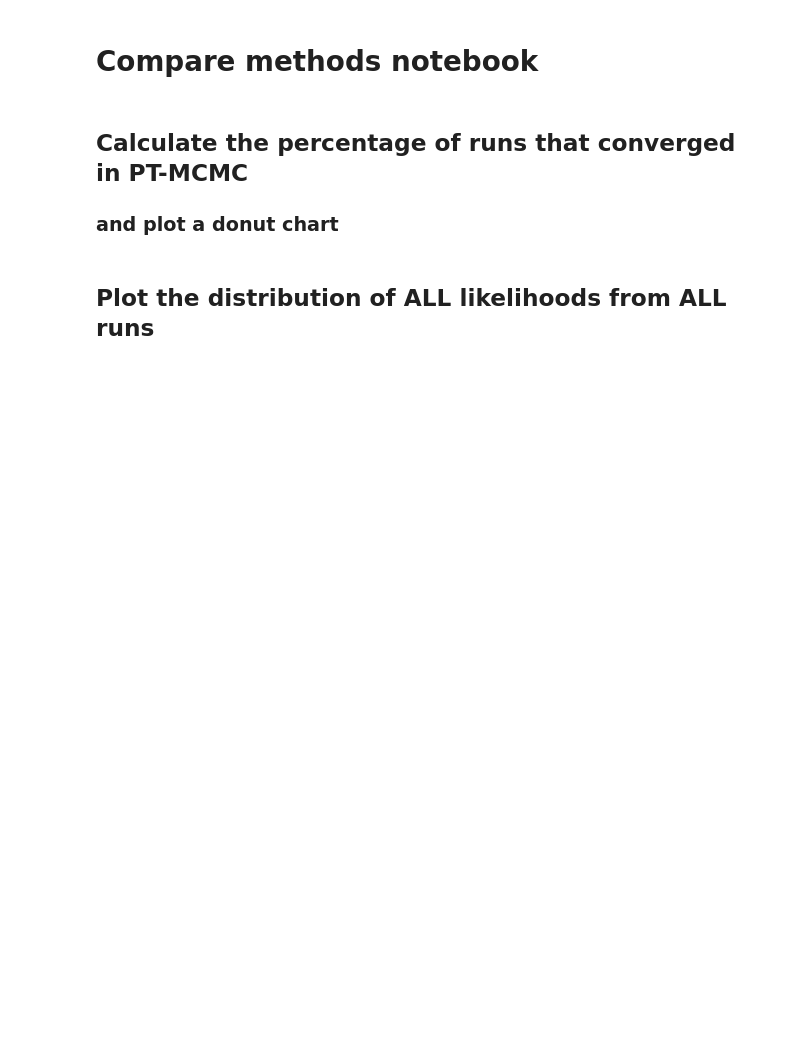
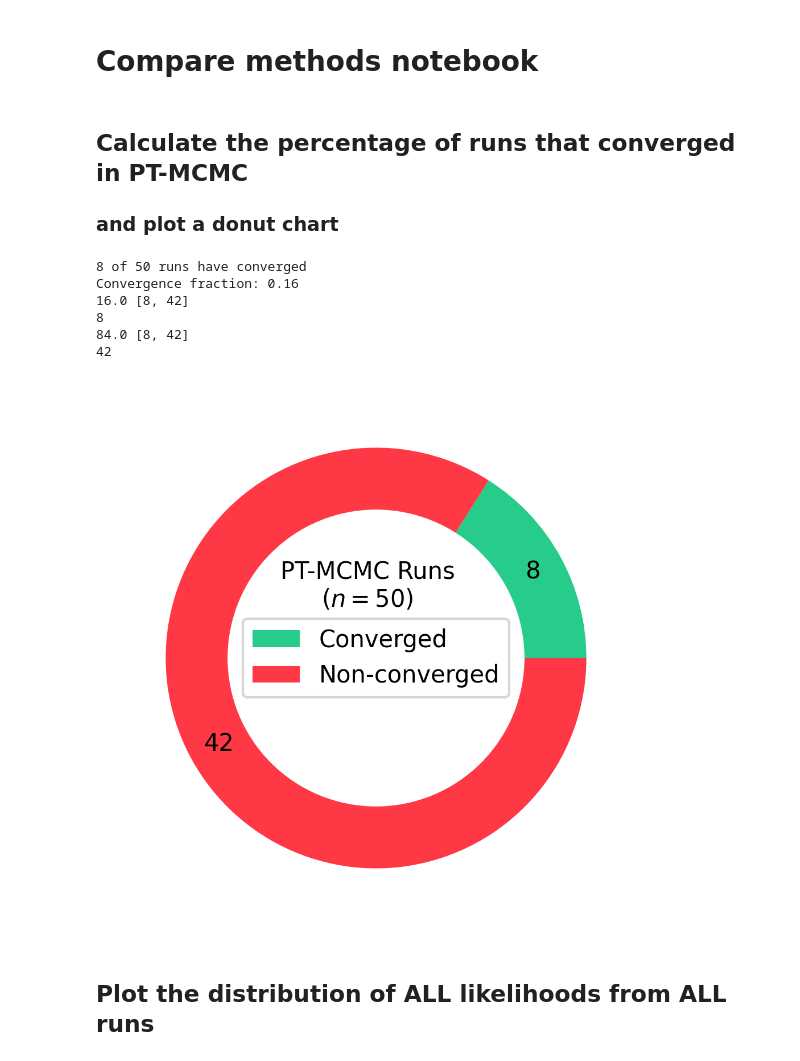
Before and after one commit to LarkinIt/AMICI-BayesianBenchmark, a Jupyter notebook: compare_methods.ipynb, the cells around one changed output. Cells and saved outputs as stored; diff of their text form; code cells hidden in the pictures; blank space fills up the shorter version.

```diff
--- a/compare_methods.ipynb
+++ b/compare_methods.ipynb
@@ -42,34 +42,44 @@ try:
 		#print(ptmcmc_group.all_runs[i].posterior_llhs)
 		#print(ptmcmc_group.all_runs[i].n_iter)
 		#print(ptmcmc_group.all_runs[i].n_chains)
 		#print(ptmcmc_group.all_runs[i].seed, "\t", ptmcmc_group.all_runs[i].converged)
 		#break
 		if ptmcmc_group.all_runs[i].converged:
 			n_converged+=1
 	print(f"{n_converged:d} of {n_runs:d} runs have converged\nConvergence fraction: {n_converged/n_runs:.2f}")
 	fig = plt.figure(figsize=(4,4), dpi=300)
 	colors = ["#27cc8a", "#ff3845"]
 
 	data = [n_converged, (n_runs-n_converged)]
 
 	def func(pct, allvalues):
-		absolute = int(pct / 100.*np.sum(allvalues))
+		print(pct, allvalues)
+		absolute = int(float(pct) / 100.*np.sum(allvalues))
+		print(absolute)
 		return "{:d}".format(absolute)
 
 	# Create a pie plot
 	plt.pie(data, autopct=lambda pct: func(pct,data),
 			colors=colors, pctdistance=0.85)
 
 	# add a white circle at the center
 	my_circle=plt.Circle((0,0), 0.7, color='white')
 	fig.gca().add_artist(my_circle)
 	#text = f"{100*n_converged/n_runs:.2f}%\nPT-MCMC\nconvergence"
 	text = f"PT-MCMC Runs\n($n={n_runs}$)"
 	plt.figtext(0.5, 0.6, text, ha='center', va='center')
 	plt.legend(labels=["Converged", "Non-converged"], loc="center");
 
 except ValueError:
 	pass
+# %% [output]
+8 of 50 runs have converged
+Convergence fraction: 0.16
+16.0 [8, 42]
+8
+84.0 [8, 42]
+42
+[figure, added]
 # %% [markdown]
 ## Plot the distribution of ALL likelihoods from ALL runs
 # %%
```
Also changed, not shown: parts of 5 cells of this notebook, 3 other files.
